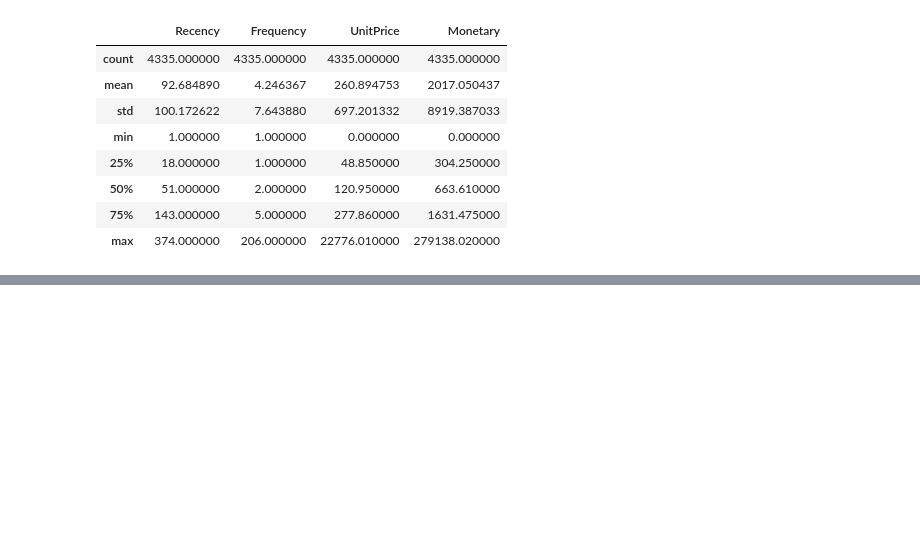
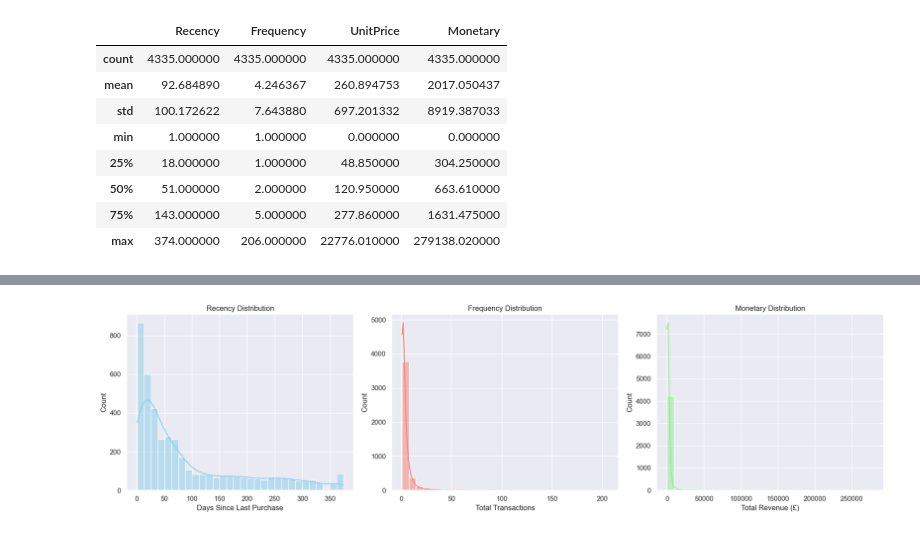
Before and after one commit to PogloLopez/online_retail, a Jupyter notebook: online_retail.ipynb, the cells around one changed output, grey strips where cells are left out. Cells and saved outputs as stored; diff of their text form; code cells hidden in the pictures; blank space fills up the shorter version.

```diff
--- a/online_retail.ipynb
+++ b/online_retail.ipynb
@@ -615,0 +632,26 @@ df_rfm.describe()
+# %%
+# Set style to dark
+sns.set(style="darkgrid")
+
+# Plotting the three distributions
+fig, axes = plt.subplots(1, 3, figsize=(18, 5))
+
+# Recency
+sns.histplot(df_rfm['Recency'], bins=30, kde=True, ax=axes[0], color='skyblue')
+axes[0].set_title('Recency Distribution')
+axes[0].set_xlabel('Days Since Last Purchase')
+
+# Frequency
+sns.histplot(df_rfm['Frequency'], bins=30, kde=True, ax=axes[1], color='salmon')
+axes[1].set_title('Frequency Distribution')
+axes[1].set_xlabel('Total Transactions')
+
+# Monetary
+sns.histplot(df_rfm['Monetary'], bins=30, kde=True, ax=axes[2], color='lightgreen')
+axes[2].set_title('Monetary Distribution')
+axes[2].set_xlabel('Total Revenue (£)')
+
+plt.tight_layout()
+plt.show()
+# %% [output]
+[figure, added]
```
Also changed, not shown: parts of 21 cells of this notebook.
